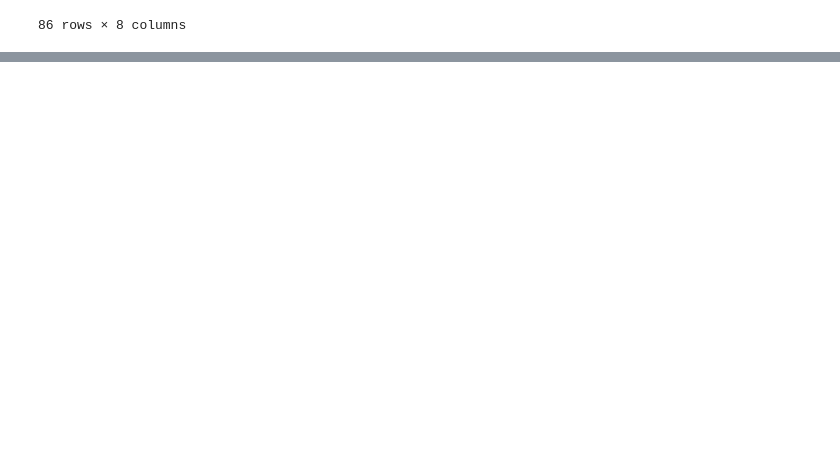
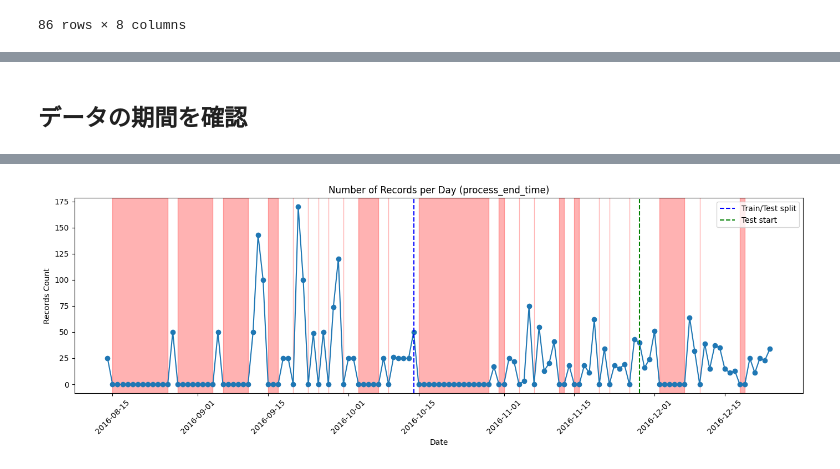
Before and after one commit to yut0takagi/ass-production-management2, a Jupyter notebook: notebook/0-data-view.ipynb, the cells around one changed output, grey strips where cells are left out. Cells and saved outputs as stored; diff of their text form; code cells hidden in the pictures; blank space fills up the shorter version.

```diff
--- a/notebook/0-data-view.ipynb
+++ b/notebook/0-data-view.ipynb
@@ -90,0 +151,56 @@ test_y.to_csv('../data/treated/use/test_y.csv', index=False)
+# %% [markdown]
+## データの期間を確認
+# %%
+# process_end_time の日付の最小・最大を表示
+print("process_end_time min:", df['process_end_time'].min())
+print("process_end_time max:", df['process_end_time'].max())
+
+# 日付ごとにカウント
+date_counts = df['process_end_time'].dt.date.value_counts().sort_index()
+
+# すべての日付の連続したindexを作成（記録の無い日付も含む）
+full_dates = pd.date_range(start=df['process_end_time'].dt.date.min(), end=df['process_end_time'].dt.date.max(), freq='D')
+full_date_series = pd.Series(index=full_dates, dtype=int)
+full_date_series.update(date_counts)
+full_date_series = full_date_series.fillna(0)
+
+plt.figure(figsize=(14,5))
+plt.plot(full_date_series.index, full_date_series.values, marker='o')
+
+# 訓練とテストデータの分かれ目の線を入れる
+# 学習・テストの最初と最後の日付（process_end_timeから取得）
+learn_last_date = learn['process_end_time'].dt.date.max()
+test_first_date = test['process_end_time'].dt.date.min()
+
+print(f"訓練データ末尾: {learn_last_date}")
+print(f"テストデータ開始: {test_first_date}")
+
+plt.axvline(learn_last_date, color='blue', linestyle='--', label='Train/Test split')
+plt.axvline(test_first_date, color='green', linestyle='--', label='Test start')
+
+# 記録が一度も無い期間を色付け
+zero_periods = (full_date_series == 0)
+if zero_periods.any():
+    in_gap = False
+    gap_start = None
+    for idx, is_zero in enumerate(zero_periods):
+        if is_zero and not in_gap:
+            gap_start = full_date_series.index[idx]
+            in_gap = True
+        if not is_zero and in_gap:
+            gap_end = full_date_series.index[idx-1]
+            plt.axvspan(gap_start, gap_end, color='red', alpha=0.3)
+            in_gap = False
+    if in_gap:
+        gap_end = full_date_series.index[-1]
+        plt.axvspan(gap_start, gap_end, color='red', alpha=0.3)
+
+plt.xlabel('Date')
+plt.ylabel('Records Count')
+plt.title('Number of Records per Day (process_end_time)')
+plt.xticks(rotation=45)
+plt.legend()
+plt.tight_layout()
+plt.savefig('../docs/output/学習データと訓練データのdatetime推移.png')
+plt.show()
+# %% [output]
@@ -90,0 +211 @@ test_y.to_csv('../data/treated/use/test_y.csv', index=False)
+[figure, added]
```
Also changed, not shown: parts of 16 cells of this notebook, 20 other files.
